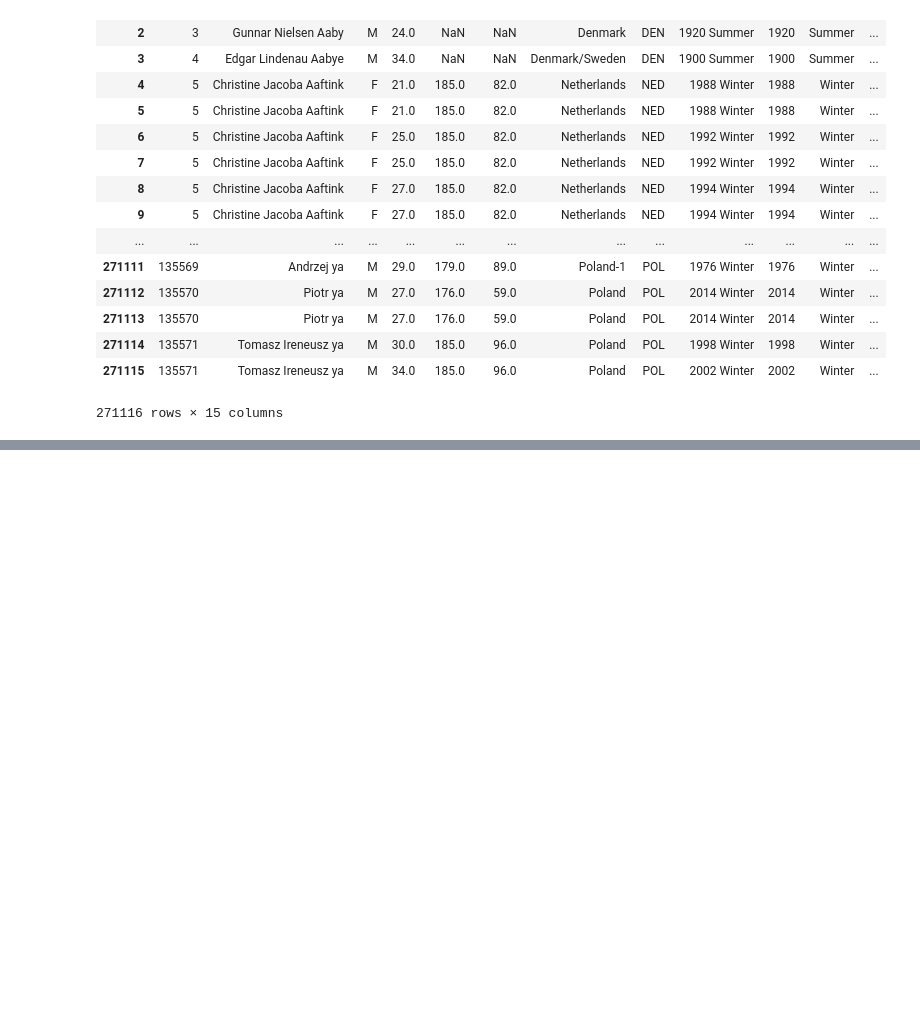
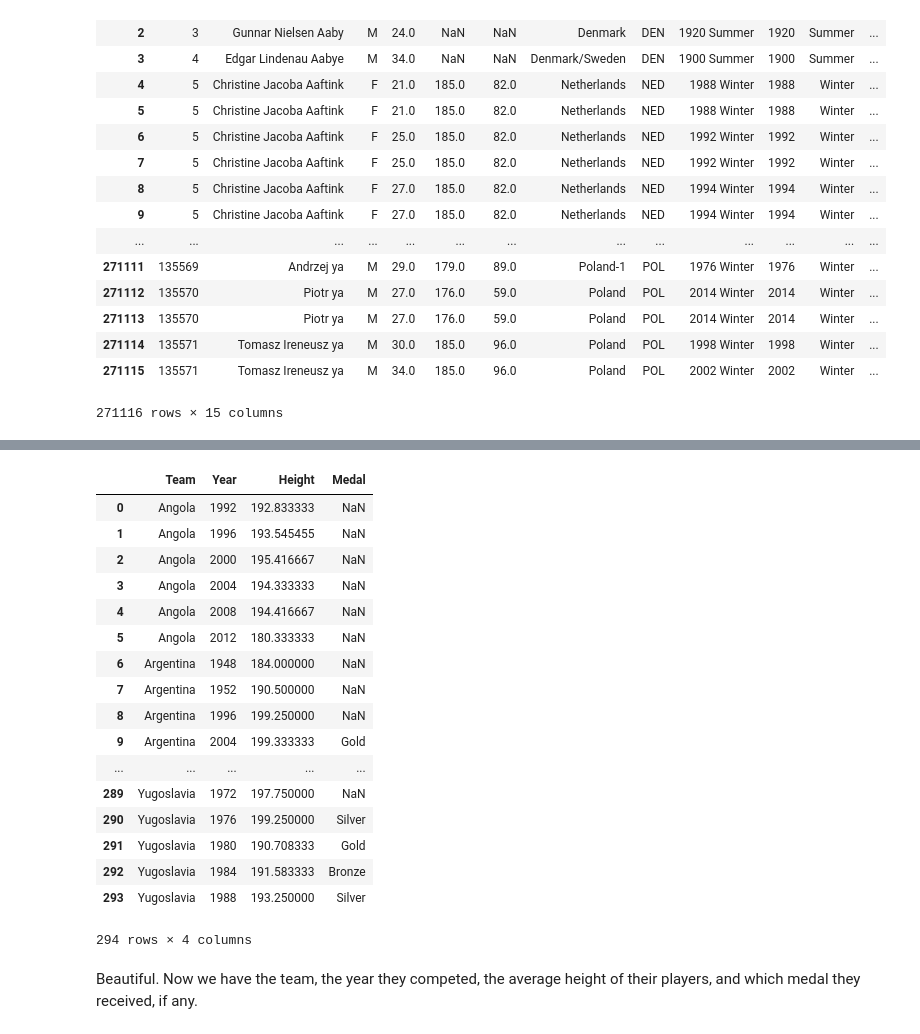
Before and after one commit to NWhite-7/Practice, a Jupyter notebook: machine_learning/linear_regression.ipynb, the cells around one changed output, grey strips where cells are left out. Drawn from its saved outputs; the diff is of its cells as text; code cells hidden in the pictures; blank space fills up the shorter version.

```diff
--- a/machine_learning/linear_regression.ipynb
+++ b/machine_learning/linear_regression.ipynb
@@ -43,0 +70,4 @@ This is a pretty straightforward file, which makes it easy for us! We can jump s
+# %%
+basketball_grouped = basketball_data.groupby(['Team', 'Year']).Height.mean().reset_index()
+basketball_grouped.dropna(inplace = True)
+basketball_grouped
@@ -43,0 +95,4 @@ This is a pretty straightforward file, which makes it easy for us! We can jump s
+# %%
+medal = basketball_data[['Team', 'Year', 'Medal']]
+medal_grouped = medal.groupby(['Team', 'Year']).Medal.last().reset_index()
+medal_grouped
@@ -43,0 +118,24 @@ This is a pretty straightforward file, which makes it easy for us! We can jump s
+# %%
+basketball = pd.merge(basketball_grouped, medal_grouped, on = ['Team', 'Year'])
+basketball
+# %% [output]
+|  | Team | Year | Height | Medal |
+| 0 | Angola | 1992 | 192.833333 | NaN |
+| 1 | Angola | 1996 | 193.545455 | NaN |
+| 2 | Angola | 2000 | 195.416667 | NaN |
+| 3 | Angola | 2004 | 194.333333 | NaN |
+| 4 | Angola | 2008 | 194.416667 | NaN |
+| 5 | Angola | 2012 | 180.333333 | NaN |
+| 6 | Argentina | 1948 | 184.000000 | NaN |
+| 7 | Argentina | 1952 | 190.500000 | NaN |
+| 8 | Argentina | 1996 | 199.250000 | NaN |
+| 9 | Argentina | 2004 | 199.333333 | Gold |
+| ... | ... | ... | ... | ... |
+| 289 | Yugoslavia | 1972 | 197.750000 | NaN |
+| 290 | Yugoslavia | 1976 | 199.250000 | Silver |
+| 291 | Yugoslavia | 1980 | 190.708333 | Gold |
+| 292 | Yugoslavia | 1984 | 191.583333 | Bronze |
+| 293 | Yugoslavia | 1988 | 193.250000 | Silver |
+294 rows × 4 columns
+# %% [markdown]
+Beautiful. Now we have the team, the year they competed, the average height of their players, and which medal they received, if any.
```
Also changed, not shown: parts of 8 cells of this notebook.
